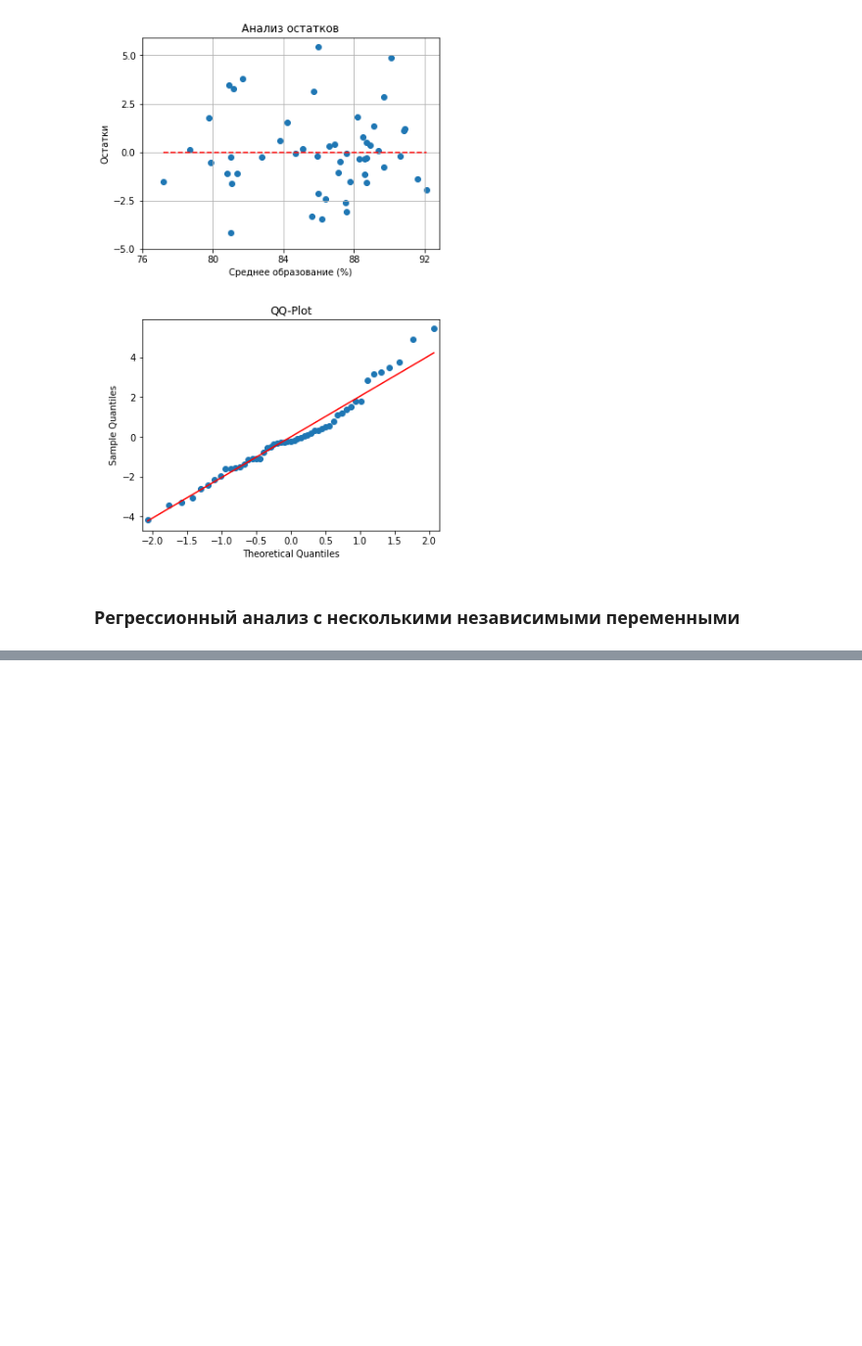
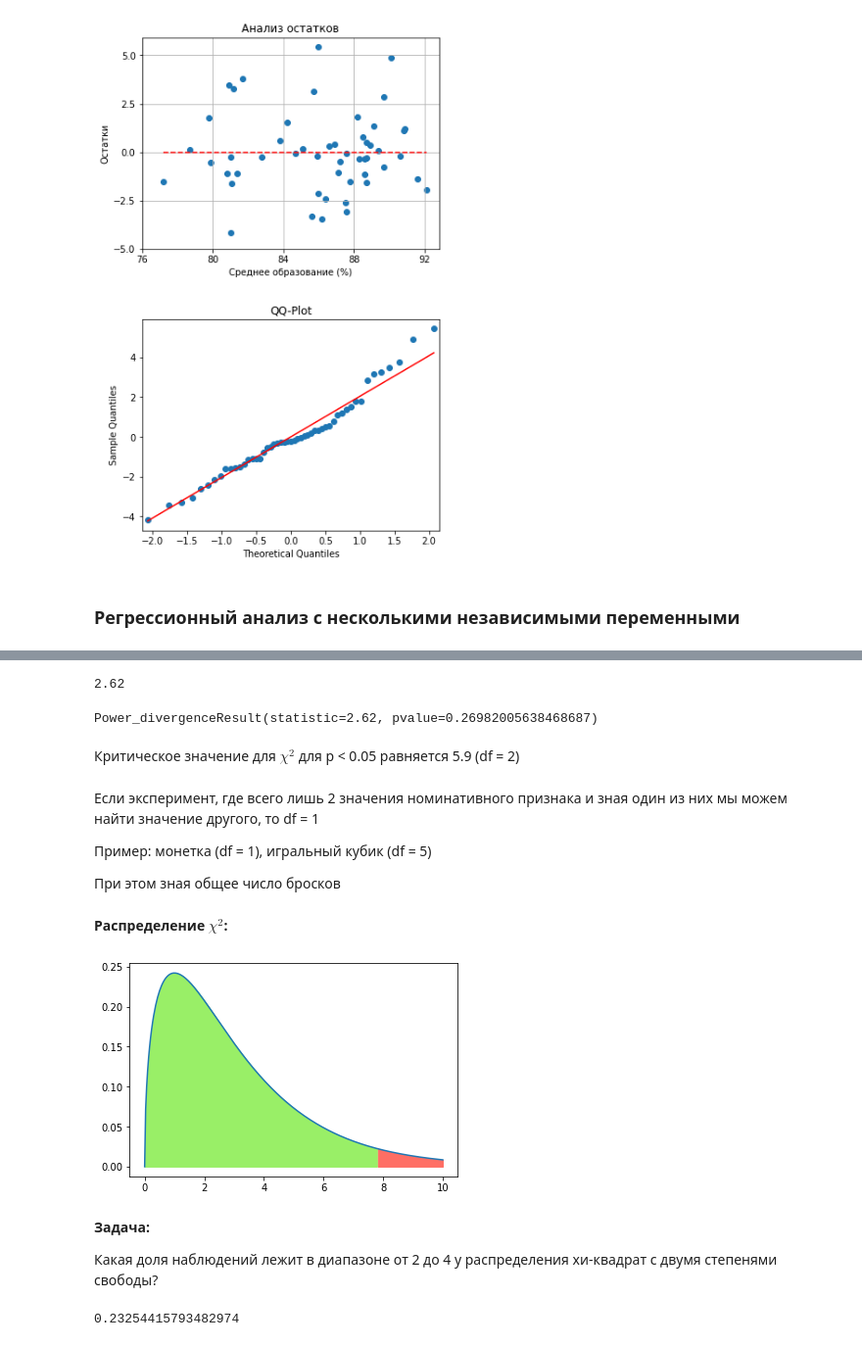
Before and after one commit to AndrewSalygin/data_analysis_practice, a Jupyter notebook: Data analysis practice.ipynb, the cells around one changed output, grey strips where cells are left out. Shown: that part at 98% size. Saved outputs shown, nothing was run; the diff lists cells and outputs as text; code cells hidden in the pictures; blank space fills up the shorter version.

```diff
--- a/Data analysis practice.ipynb
+++ b/Data analysis practice.ipynb
@@ -998,0 +747,45 @@ ISS = np.sum((points - mean) ** 2)
+# %%
+import scipy.stats as st
+result = st.chisquare([18, 55, 27], f_exp = [25, 50, 25])
+
+print(result[0])
+result
+# %% [output]
+2.62
+Power_divergenceResult(statistic=2.62, pvalue=0.26982005638468687)
+# %% [markdown]
+Критическое значение для $ \chi^2 $ для p < 0.05 равняется 5.9 (df = 2)
+# %% [markdown]
+Если эксперимент, где всего лишь 2 значения номинативного признака и зная один из них мы можем найти значение другого, то df = 1
+
+Пример: монетка (df = 1), игральный кубик (df = 5)
+
+При этом зная общее число бросков
+# %% [markdown]
+**Распределение $\chi^2$:**
+# %%
+import scipy.stats as sp
+import numpy as np
+import matplotlib.pyplot as plt
+
+fig, ax = plt.subplots()
+p = 0.95
+df = 3
+chi_value = sp.chi2.isf(1-p, df = df)
+y = sp.chi2.pdf(x, df = df)
+ax.plot(x, y)
+x = np.linspace(0, 10, 300)
+left_x, right_x = x <= chi_value, x >= chi_value
+ax.fill_between(x[left_x], y[left_x], color = '#99EF67')
+ax.fill_between(x[right_x], y[right_x], color = '#FF6E64')
+plt.show()
+# %% [output]
+[figure, added]
+# %% [markdown]
+**Задача:**
+
+Какая доля наблюдений лежит в диапазоне от 2 до 4 у распределения хи-квадрат с двумя степенями свободы?
+# %%
+print(st.chi2.sf(2, 2) - st.chi2.sf(4, 2))
+# %% [output]
+0.23254415793482974
```
Also changed, not shown: parts of 105 cells of this notebook, 4 other files.
